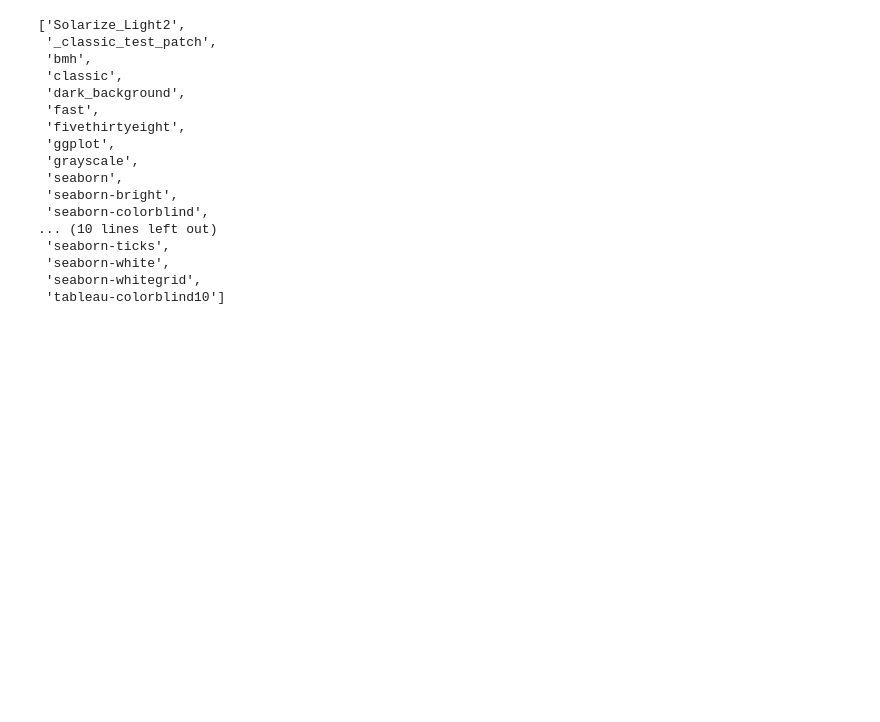
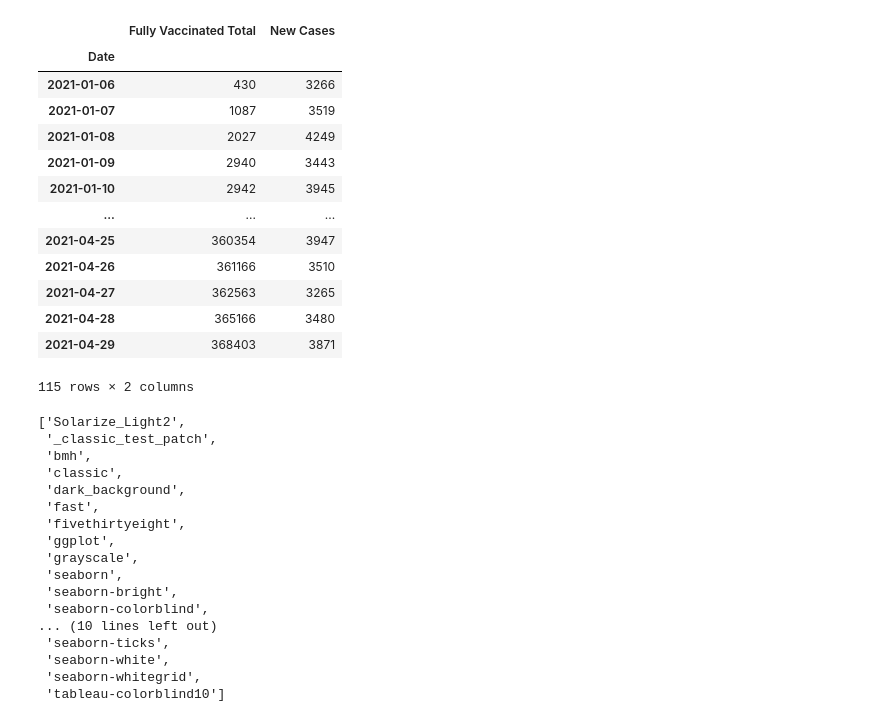
Before and after one commit to vipervit/covid_ont, a Jupyter notebook: jup/vaccases.ipynb, the cells around one changed output. Saved outputs shown, nothing was run; the diff lists cells and outputs as text; code cells hidden in the pictures; blank space fills up the shorter version.

```diff
--- a/jup/vaccases.ipynb
+++ b/jup/vaccases.ipynb
@@ -58,3 +78,20 @@ Text(0.5, 1.0, 'Vaccinations vs. New cases')
+# %%
+df_plot
+# %% [output]
+|  | Fully Vaccinated Total | New Cases |
+| Date |  |  |
+| 2021-01-06 | 430 | 3266 |
+| 2021-01-07 | 1087 | 3519 |
+| 2021-01-08 | 2027 | 4249 |
+| 2021-01-09 | 2940 | 3443 |
+| 2021-01-10 | 2942 | 3945 |
+| ... | ... | ... |
+| 2021-04-25 | 360354 | 3947 |
+| 2021-04-26 | 361166 | 3510 |
+| 2021-04-27 | 362563 | 3265 |
+| 2021-04-28 | 365166 | 3480 |
+| 2021-04-29 | 368403 | 3871 |
+115 rows × 2 columns
 # %%
 plt.style.available
 # %% [output]
```
Also changed, not shown: parts of 11 cells of this notebook, 10 other files.
